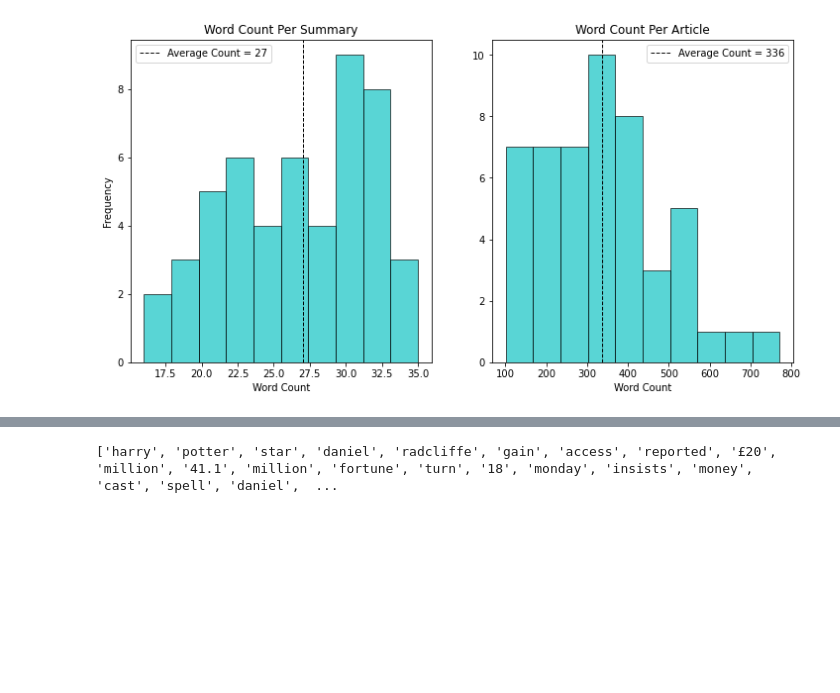
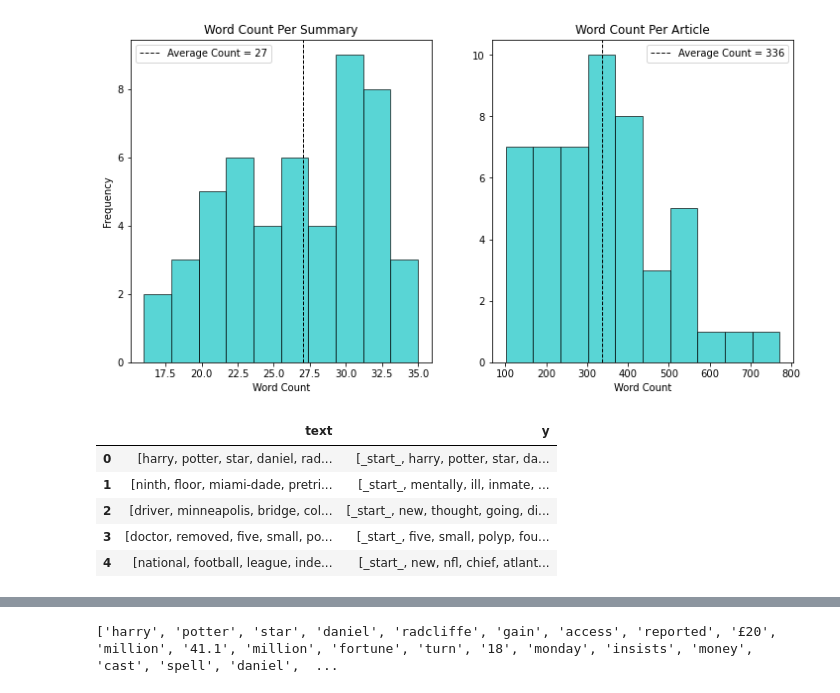
Before and after one commit to jma375/NLP-Text-Summarization, a Jupyter notebook: NLP-Text-Summarization.ipynb, the cells around one changed output, grey strips where cells are left out. Drawn from its saved outputs; the diff is of its cells as text; code cells hidden in the pictures; blank space fills up the shorter version.

Commit message:
added function to add start/stop to y

```diff
--- a/NLP-Text-Summarization.ipynb
+++ b/NLP-Text-Summarization.ipynb
@@ -145,6 +145,17 @@ avg_text, counts_text = avg_num_words(subset["text"])
 plot_counts(avg_y,counts_y,avg_text,counts_text)
 # %% [output]
 [figure]
+# %%
+#add "_stop_" and "_start_" to summaries
+add_stop_start(subset)
+subset.head()
+# %% [output]
+|  | text | y |
+| 0 | [harry, potter, star, daniel, rad... | [_start_, harry, potter, star, da... |
+| 1 | [ninth, floor, miami-dade, pretri... | [_start_, mentally, ill, inmate, ... |
+| 2 | [driver, minneapolis, bridge, col... | [_start_, new, thought, going, di... |
+| 3 | [doctor, removed, five, small, po... | [_start_, five, small, polyp, fou... |
+| 4 | [national, football, league, inde... | [_start_, new, nfl, chief, atlant... |
 # %%
 print(subset.iloc[0,1])
 # %% [output]
```
Also changed, not shown: parts of 1 cell of this notebook, 1 other file.
